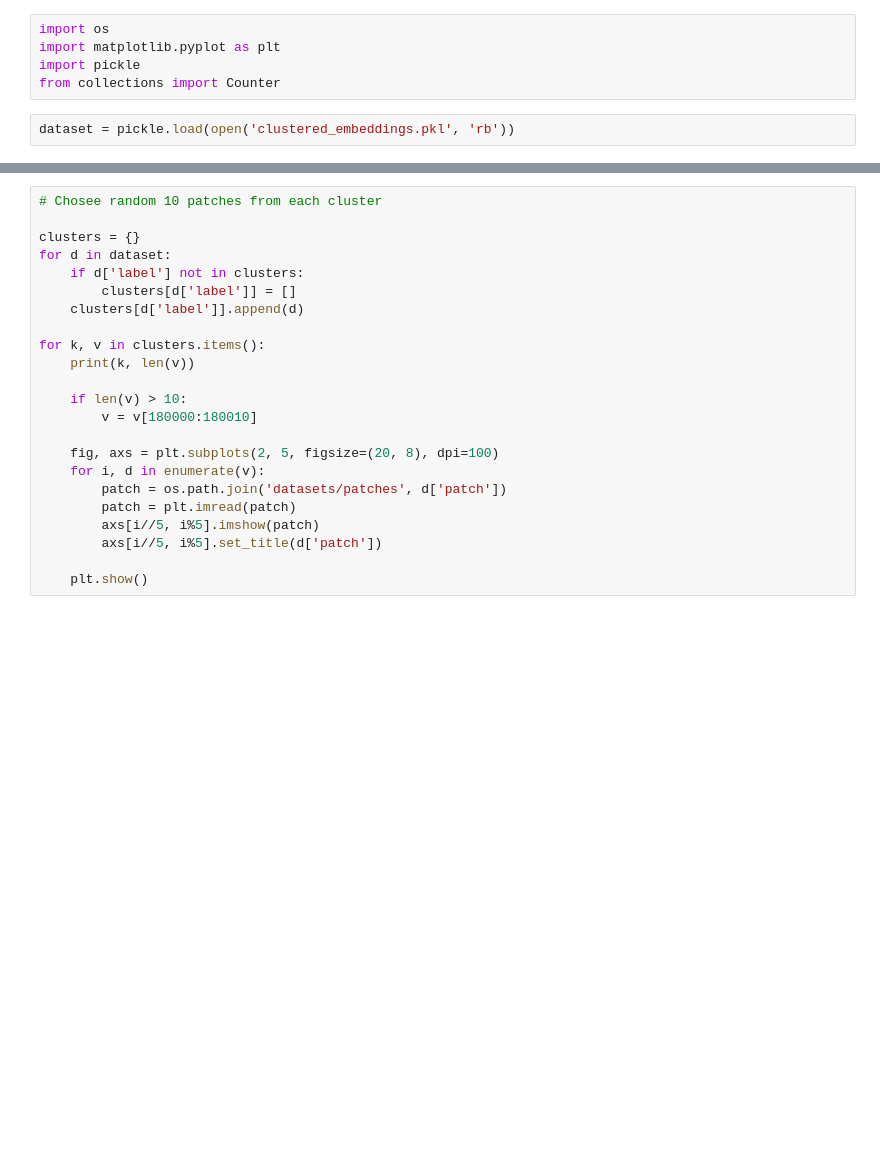
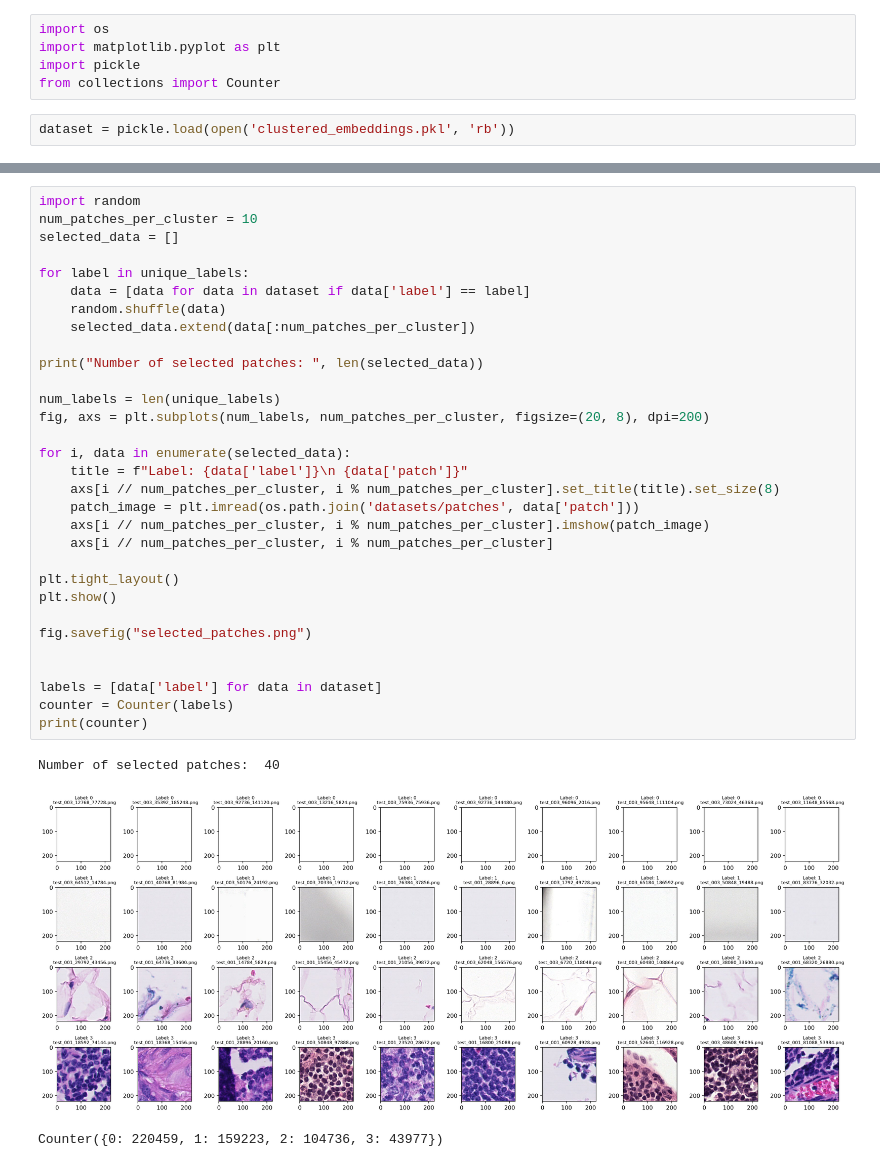
Before and after one commit to cilemafacan/domain-specific-synthetic-image-generation, a Jupyter notebook: clustering_dataset.ipynb, the cells around one changed output, grey strips where cells are left out. Saved outputs shown, nothing was run; the diff lists cells and outputs as text; blank space fills up the shorter version.

```diff
--- a/clustering_dataset.ipynb
+++ b/clustering_dataset.ipynb
@@ -70,23 +79,35 @@ print("Labels: ", unique_labels)
-# %%
-# Chosee random 10 patches from each cluster
-
-clusters = {}
-for d in dataset:
-    if d['label'] not in clusters:
-        clusters[d['label']] = []
-    clusters[d['label']].append(d)
-
-for k, v in clusters.items():
-    print(k, len(v))
-
-    if len(v) > 10:
-        v = v[180000:180010]
-
-    fig, axs = plt.subplots(2, 5, figsize=(20, 8), dpi=100)
-    for i, d in enumerate(v):
-        patch = os.path.join('datasets/patches', d['patch'])
-        patch = plt.imread(patch)
-        axs[i//5, i%5].imshow(patch)
-        axs[i//5, i%5].set_title(d['patch'])
-
-    plt.show()
+# %%
+import random
+num_patches_per_cluster = 10
+selected_data = []
+
+for label in unique_labels:
+    data = [data for data in dataset if data['label'] == label]
+    random.shuffle(data)
+    selected_data.extend(data[:num_patches_per_cluster])
+
+print("Number of selected patches: ", len(selected_data))
+
+num_labels = len(unique_labels)
+fig, axs = plt.subplots(num_labels, num_patches_per_cluster, figsize=(20, 8), dpi=200)
+
+for i, data in enumerate(selected_data):
+    title = f"Label: {data['label']}\n {data['patch']}"
+    axs[i // num_patches_per_cluster, i % num_patches_per_cluster].set_title(title).set_size(8)
+    patch_image = plt.imread(os.path.join('datasets/patches', data['patch']))
+    axs[i // num_patches_per_cluster, i % num_patches_per_cluster].imshow(patch_image)
+    axs[i // num_patches_per_cluster, i % num_patches_per_cluster]
+
+plt.tight_layout()
+plt.show()
+
+fig.savefig("selected_patches.png")
+
+
+labels = [data['label'] for data in dataset]
+counter = Counter(labels)
+print(counter)
+# %% [output]
+Number of selected patches:  40
+[figure, added]
+Counter({0: 220459, 1: 159223, 2: 104736, 3: 43977})
```
Also changed, not shown: parts of 4 cells of this notebook, 1 other file.
